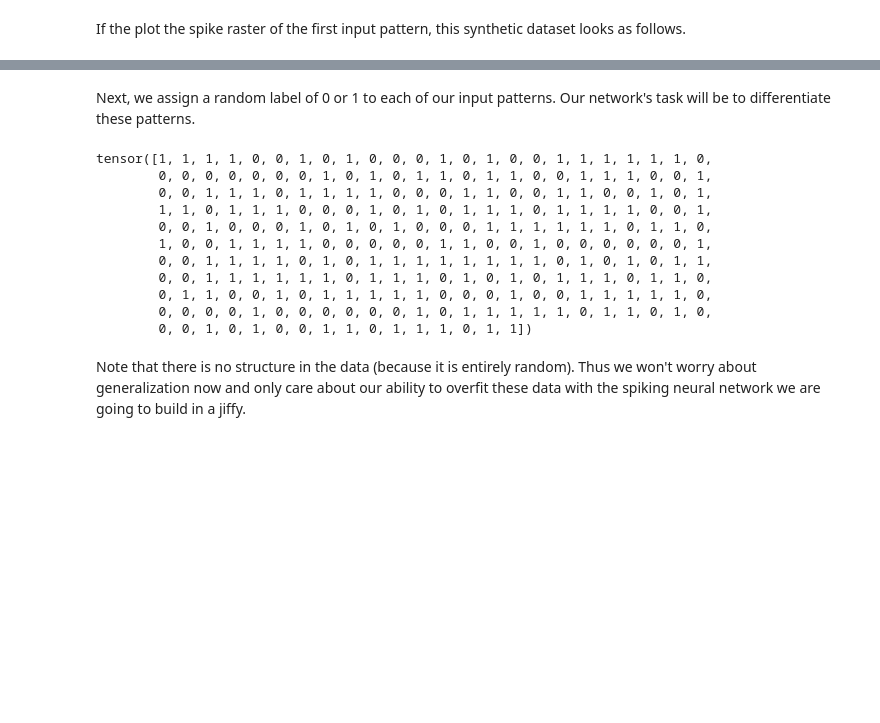
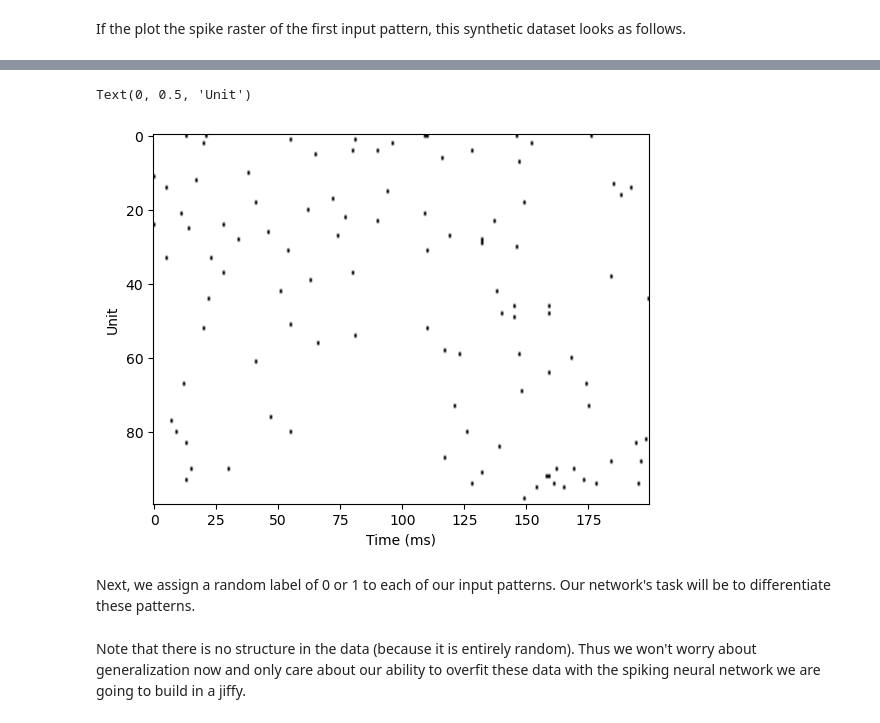
Before and after one commit to JoshuaSin4/Senior-Thesis, a Jupyter notebook: notebooks/SpyTorchTutorial1.ipynb, the cells around one changed output, grey strips where cells are left out. Saved outputs shown, nothing was run; the diff lists cells and outputs as text; code cells hidden in the pictures; blank space fills up the shorter version.

```diff
--- a/notebooks/SpyTorchTutorial1.ipynb
+++ b/notebooks/SpyTorchTutorial1.ipynb
@@ -121,3 +115,10 @@ sns.despine()
+# %%
+plt.imshow(x_data[1].cpu().t(), cmap=plt.cm.gray_r, aspect="auto") #plotting 2d matrix
+plt.xlabel("Time (ms)")
+plt.ylabel("Unit")
+# %% [output]
+Text(0, 0.5, 'Unit')
+[figure, added]
 # %% [markdown]
 Next, we assign a random label of 0 or 1 to each of our input patterns. Our network's task will be to differentiate these patterns.
 # %%
@@ -127,20 +128,6 @@ Next, we assign a random label of 0 or 1 to each of our input patterns. Our netw
 
 '''
 y_data = torch.tensor(1*(np.random.rand(batch_size)<0.5), device=device, dtype = torch.long)
-# %%
-y_data
-# %% [output]
-tensor([1, 1, 1, 1, 0, 0, 1, 0, 1, 0, 0, 0, 1, 0, 1, 0, 0, 1, 1, 1, 1, 1, 1, 0,
-        0, 0, 0, 0, 0, 0, 0, 1, 0, 1, 0, 1, 1, 0, 1, 1, 0, 0, 1, 1, 1, 0, 0, 1,
-        0, 0, 1, 1, 1, 0, 1, 1, 1, 1, 0, 0, 0, 1, 1, 0, 0, 1, 1, 0, 0, 1, 0, 1,
-        1, 1, 0, 1, 1, 1, 0, 0, 0, 1, 0, 1, 0, 1, 1, 1, 0, 1, 1, 1, 1, 0, 0, 1,
-        0, 0, 1, 0, 0, 0, 1, 0, 1, 0, 1, 0, 0, 0, 1, 1, 1, 1, 1, 1, 0, 1, 1, 0,
-        1, 0, 0, 1, 1, 1, 1, 0, 0, 0, 0, 0, 1, 1, 0, 0, 1, 0, 0, 0, 0, 0, 0, 1,
-        0, 0, 1, 1, 1, 1, 0, 1, 0, 1, 1, 1, 1, 1, 1, 1, 1, 0, 1, 0, 1, 0, 1, 1,
-        0, 0, 1, 1, 1, 1, 1, 1, 0, 1, 1, 1, 0, 1, 0, 1, 0, 1, 1, 1, 0, 1, 1, 0,
-        0, 1, 1, 0, 0, 1, 0, 1, 1, 1, 1, 1, 0, 0, 0, 1, 0, 0, 1, 1, 1, 1, 1, 0,
-        0, 0, 0, 0, 1, 0, 0, 0, 0, 0, 0, 1, 0, 1, 1, 1, 1, 1, 0, 1, 1, 0, 1, 0,
-        0, 0, 1, 0, 1, 0, 0, 1, 1, 0, 1, 1, 1, 0, 1, 1])
 # %% [markdown]
 Note that there is no structure in the data (because it is entirely random). Thus we won't worry about generalization now and only care about our ability to overfit these data with the spiking neural network we are going to build in a jiffy.
 # %% [markdown]
```
Also changed, not shown: parts of 23 cells of this notebook.
